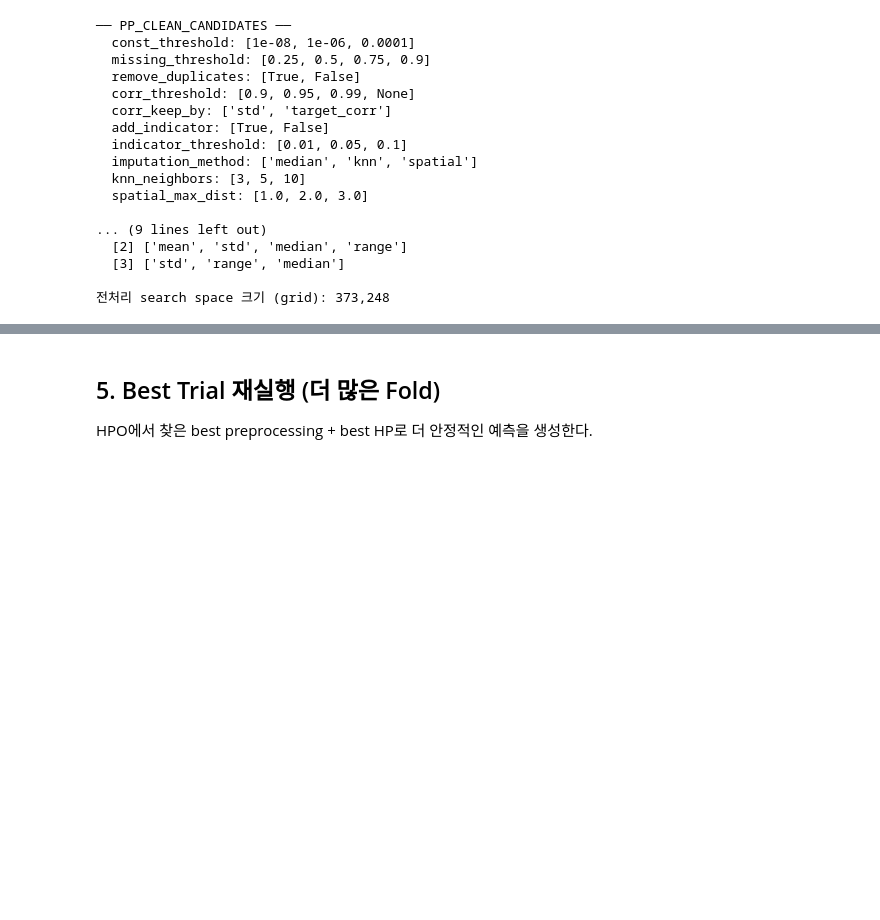
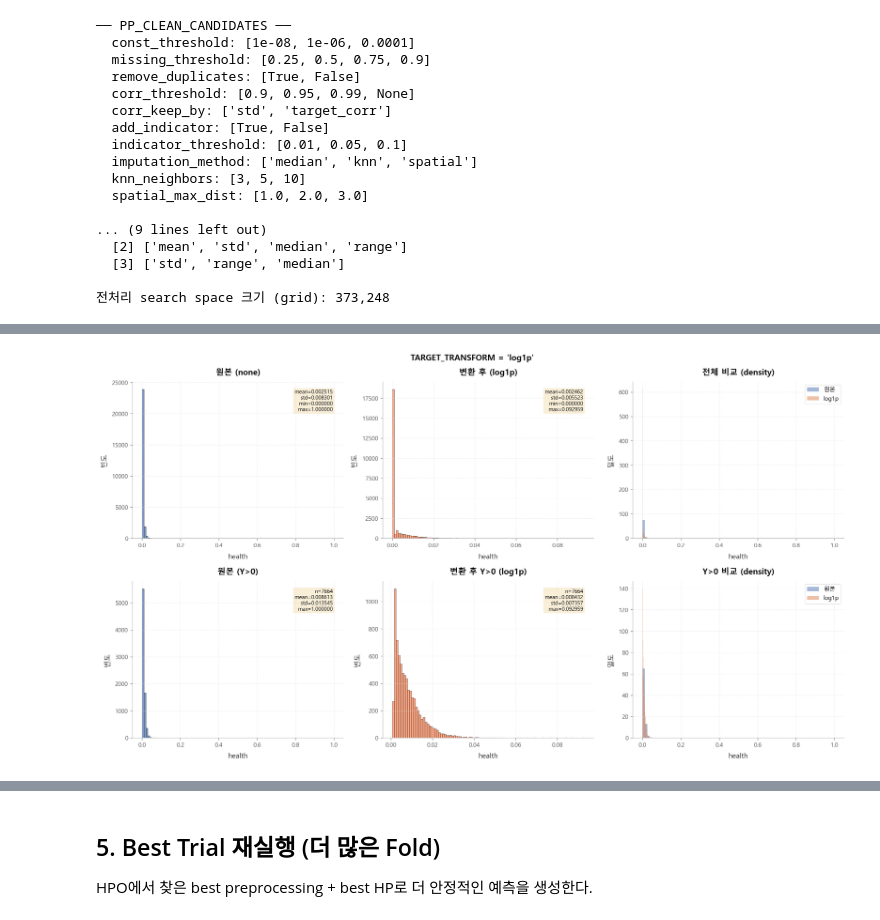
Before and after one commit to younjunseon/ASAC_SKhynix, a Jupyter notebook: 3_modeling/baseline.ipynb, the cells around one changed output, grey strips where cells are left out. Saved outputs shown, nothing was run; the diff lists cells and outputs as text; code cells hidden in the pictures; blank space fills up the shorter version.

```diff
--- a/3_modeling/baseline.ipynb
+++ b/3_modeling/baseline.ipynb
@@ -289,0 +298,91 @@ print(f'\n전처리 search space 크기 (grid): {total_grid:,}')
+# %%
+# ── 타깃 변환 (TARGET_TRANSFORM 스위치) ──
+target_transformer = None  # yeo-johnson 시 fitted 객체 보관
+ys_input = {k: v.copy() for k, v in ys.items()}
+
+# ── y_train 극단값 클립 (CLIP_Y_EXTREME=True 시) ──
+if CLIP_Y_EXTREME:
+    _train_y_raw = ys_input['train'][TARGET_COL]
+    _second_max = _train_y_raw[_train_y_raw < _train_y_raw.max()].max()
+    ys_input['train'][TARGET_COL] = _train_y_raw.clip(upper=_second_max)
+    print(f'[CLIP_Y_EXTREME] 1.0 → {_second_max:.6f} 클립 | '
+          f'클립된 샘플: {(_train_y_raw >= 1.0).sum()}개')
+
+if TARGET_TRANSFORM == 'log1p':
+    for _split, _df in ys_input.items():
+        if TARGET_COL in _df.columns:
+            _df[TARGET_COL] = np.log1p(_df[TARGET_COL])
+    _train_y = ys_input['train'][TARGET_COL]
+    print(f'[log1p] target 변환 적용: '
+          f'min={_train_y.min():.6f}, max={_train_y.max():.6f}')
+
+elif TARGET_TRANSFORM == 'yeo-johnson':
+    from sklearn.preprocessing import PowerTransformer
+    target_transformer = PowerTransformer(method='yeo-johnson', standardize=False)
+    _train_y_raw = ys_input['train'][TARGET_COL].values.reshape(-1, 1)
+    target_transformer.fit(_train_y_raw)
+    for _split, _df in ys_input.items():
+        if TARGET_COL in _df.columns:
+            _df[TARGET_COL] = target_transformer.transform(
+                _df[TARGET_COL].values.reshape(-1, 1)
+            ).ravel()
+    _train_y = ys_input['train'][TARGET_COL]
+    print(f'[yeo-johnson] target 변환 적용: '
+          f'min={_train_y.min():.6f}, max={_train_y.max():.6f}')
+
+else:  # 'none'
+    # keep ys_input as-is so CLIP_Y_EXTREME affects training input
+    print('[none] target 변환 없음')
+
+# ── 타깃 변환 전후 분포 시각화 ──
+fig, axes = plt.subplots(2, 3, figsize=(18, 10))
+
+y_orig = ys['train'][TARGET_COL]
+y_trans = ys_input['train'][TARGET_COL]
+y_orig_nz = y_orig[y_orig > 0]
+y_trans_nz = y_trans[y_trans != y_trans.min()]
+
+# ── 1행: 전체 ──
+axes[0, 0].hist(y_orig, bins=100, edgecolor='black', alpha=0.7)
+axes[0, 0].set_title('원본 (none)')
+axes[0, 0].text(0.95, 0.95, f'mean={y_orig.mean():.6f}\nstd={y_orig.std():.6f}\nmin={y_orig.min():.6f}\nmax={y_orig.max():.6f}',
+                transform=axes[0, 0].transAxes, va='top', ha='right', fontsize=9,
+                bbox=dict(boxstyle='round', facecolor='wheat', alpha=0.5))
+
+axes[0, 1].hist(y_trans, bins=100, edgecolor='black', alpha=0.7, color='coral')
+axes[0, 1].set_title(f'변환 후 ({TARGET_TRANSFORM})')
+axes[0, 1].text(0.95, 0.95, f'mean={y_trans.mean():.6f}\nstd={y_trans.std():.6f}\nmin={y_trans.min():.6f}\nmax={y_trans.max():.6f}',
+                transform=axes[0, 1].transAxes, va='top', ha='right', fontsize=9,
+                bbox=dict(boxstyle='round', facecolor='wheat', alpha=0.5))
+
+axes[0, 2].hist(y_orig, bins=80, alpha=0.5, label='원본', density=True)
+axes[0, 2].hist(y_trans, bins=80, alpha=0.5, label=f'{TARGET_TRANSFORM}', density=True)
+axes[0, 2].set_title('전체 비교 (density)')
+axes[0, 2].legend()
+
+# ── 2행: Y>0만 ──
+axes[1, 0].hist(y_orig_nz, bins=100, edgecolor='black', alpha=0.7)
+axes[1, 0].set_title('원본 (Y>0)')
+axes[1, 0].text(0.95, 0.95, f'n={len(y_orig_nz)}\nmean={y_orig_nz.mean():.6f}\nstd={y_orig_nz.std():.6f}\nmax={y_orig_nz.max():.6f}',
+                transform=axes[1, 0].transAxes, va='top', ha='right', fontsize=9,
+                bbox=dict(boxstyle='round', facecolor='wheat', alpha=0.5))
+
+axes[1, 1].hist(y_trans_nz, bins=100, edgecolor='black', alpha=0.7, color='coral')
+axes[1, 1].set_title(f'변환 후 Y>0 ({TARGET_TRANSFORM})')
+axes[1, 1].text(0.95, 0.95, f'n={len(y_trans_nz)}\nmean={y_trans_nz.mean():.6f}\nstd={y_trans_nz.std():.6f}\nmax={y_trans_nz.max():.6f}',
+                transform=axes[1, 1].transAxes, va='top', ha='right', fontsize=9,
+                bbox=dict(boxstyle='round', facecolor='wheat', alpha=0.5))
+
+axes[1, 2].hist(y_orig_nz, bins=80, alpha=0.5, label='원본', density=True)
+axes[1, 2].hist(y_trans_nz, bins=80, alpha=0.5, label=f'{TARGET_TRANSFORM}', density=True)
+axes[1, 2].set_title('Y>0 비교 (density)')
+axes[1, 2].legend()
+
+for ax in axes.flat:
+    ax.set_xlabel(TARGET_COL)
+    ax.set_ylabel('빈도' if ax in axes[:, :2].flat else '밀도')
+
+fig.suptitle(f'TARGET_TRANSFORM = {TARGET_TRANSFORM!r}', fontsize=14, fontweight='bold')
+plt.tight_layout()
+plt.show()
+# %% [output]
@@ -290,3 +391,4 @@ print(f'\n전처리 search space 크기 (grid): {total_grid:,}')
+[figure, added]
 # %% [markdown]
 ## 4. E2E Optuna HPO 실행
 
```
Also changed, not shown: parts of 13 cells of this notebook, 9 other files.
